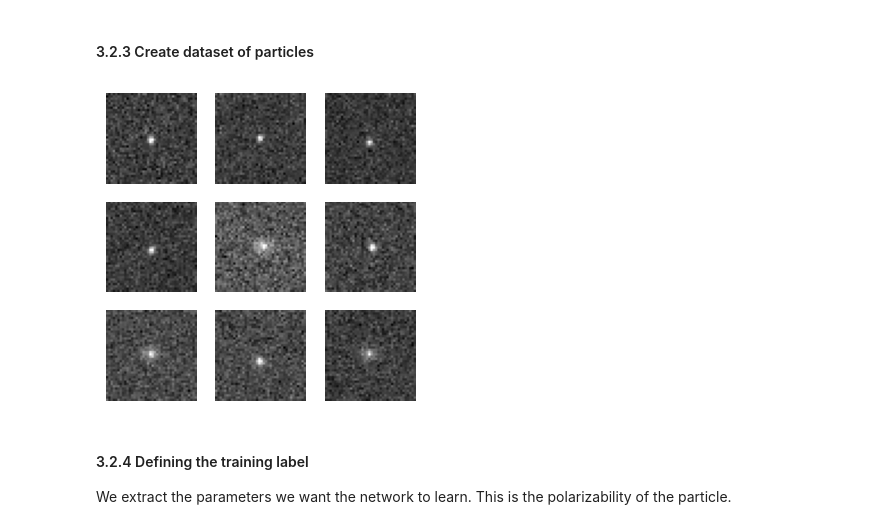
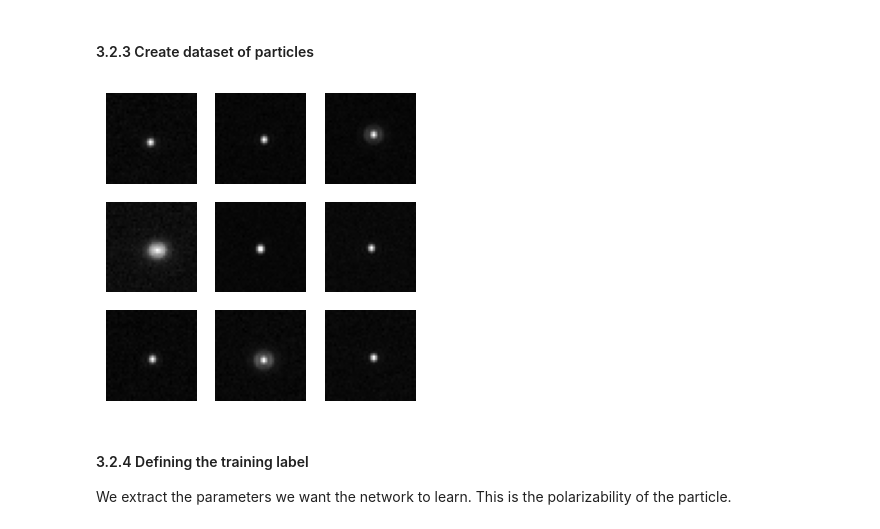
Before and after one commit to softmatterlab/OpticalCharacterizationNanoparticles, a Jupyter notebook: example_analysis/Darkfield_analysis.ipynb, the cells around one changed output. Saved outputs shown, nothing was run; the diff lists cells and outputs as text; code cells hidden in the pictures.

```diff
--- a/example_analysis/Darkfield_analysis.ipynb
+++ b/example_analysis/Darkfield_analysis.ipynb
@@ -371,17 +371,17 @@ def add_noise(snr=10):
 
 noise_snr = dt.Lambda(add_noise, snr=lambda: np.random.uniform(1, 10))
 # %%
-dataset = optics(particle >> dt.Gaussian(sigma=1e-5)) >> dt.Subtract(1) >> noise_snr
+dataset = optics(particle >> dt.Gaussian(sigma=1e-5)) >> noise_snr >> dt.Multiply(100)
 # %%
 #3x3 grid of augmented images
 plt.figure(figsize=(4, 4))
 for i in range(9):
     plt.subplot(3, 3, i+1)
-    img = dataset.update().resolve(refractive_index = 1.4, radius = 100e-9, snr = 0.5)
+    img = dataset.update().resolve()
     plt.imshow(img[...,0], cmap="gray")
     plt.axis('off')
 # %% [output]
-[figure, old version]
+[figure, new version]
 # %% [markdown]
 #### 3.2.4 Defining the training label
 
```
Also changed, not shown: parts of 20 cells of this notebook, 1 other file.
